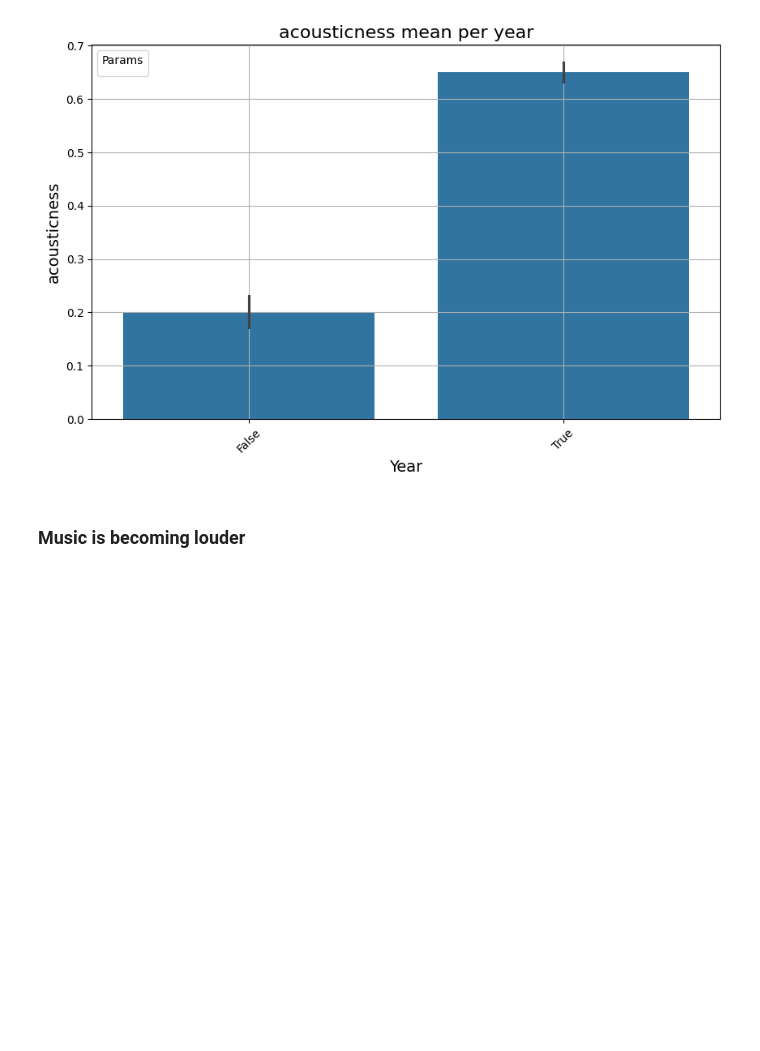
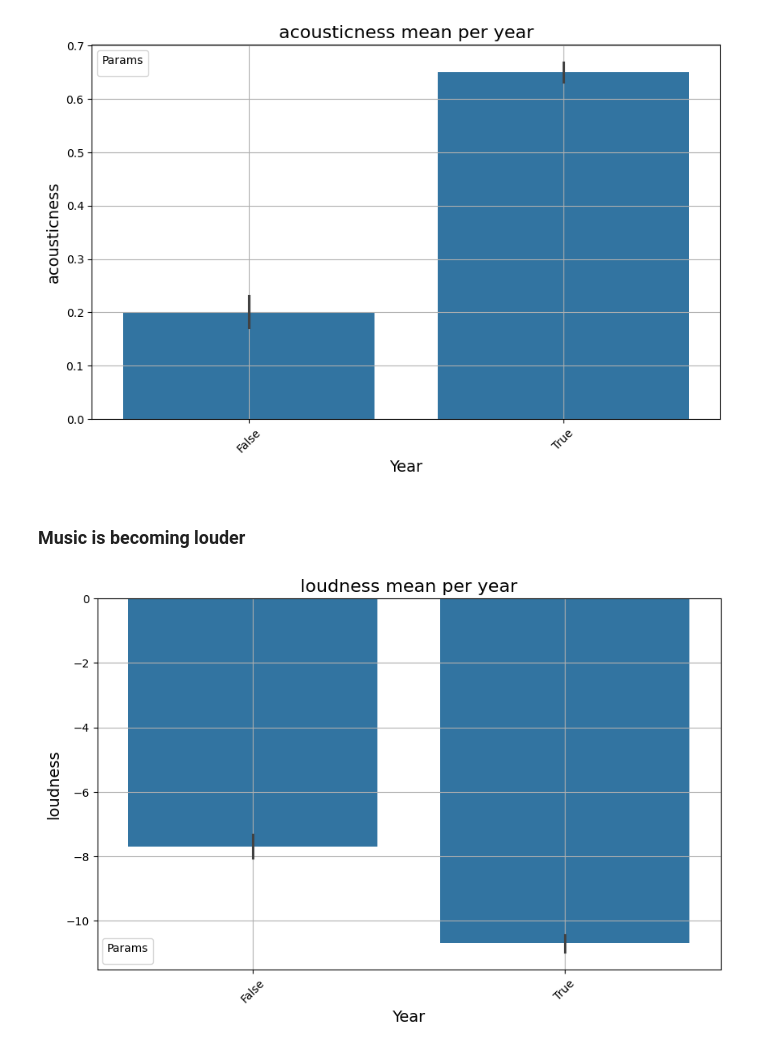
Before and after one commit to almudenamcastro/ironhack-w3-popatoms, a Jupyter notebook: main.ipynb, the cells around one changed output. Saved outputs shown, nothing was run; the diff lists cells and outputs as text; code cells hidden in the pictures; blank space fills up the shorter version.

```diff
--- a/main.ipynb
+++ b/main.ipynb
@@ -204,7 +201,7 @@ aax_combined['release_date'] = pd.to_datetime(aax_combined['release_date'], erro
 Let's start by analysis the relation between different parameters:
 # %%
 # load the combined df
-aax_combined = pd.read_csv("df_aax_combined.csv")
+aax_combined = pd.read_csv("data/aax_combined.csv")
 # %%
 # Calcular la matriz de correlación
 corr = aax_combined[['danceability', 'energy', 'acousticness', 'valence', 'tempo', 'loudness','sp_popularity', 'peak_year']].corr()
@@ -288,3 +285,8 @@ plot_year_mean(aax_combined, type="bar", params=['acousticness'], year_column='b
 [figure]
 # %% [markdown]
 ### Music is becoming louder
+# %%
+# Plot line charts of different acoustic parameters:
+plot_year_mean(aax_combined, type="bar", params=['loudness'], year_column='before_1964')
+# %% [output]
+[figure, added]
```
Also changed, not shown: parts of 16 cells of this notebook, 22 other files.
